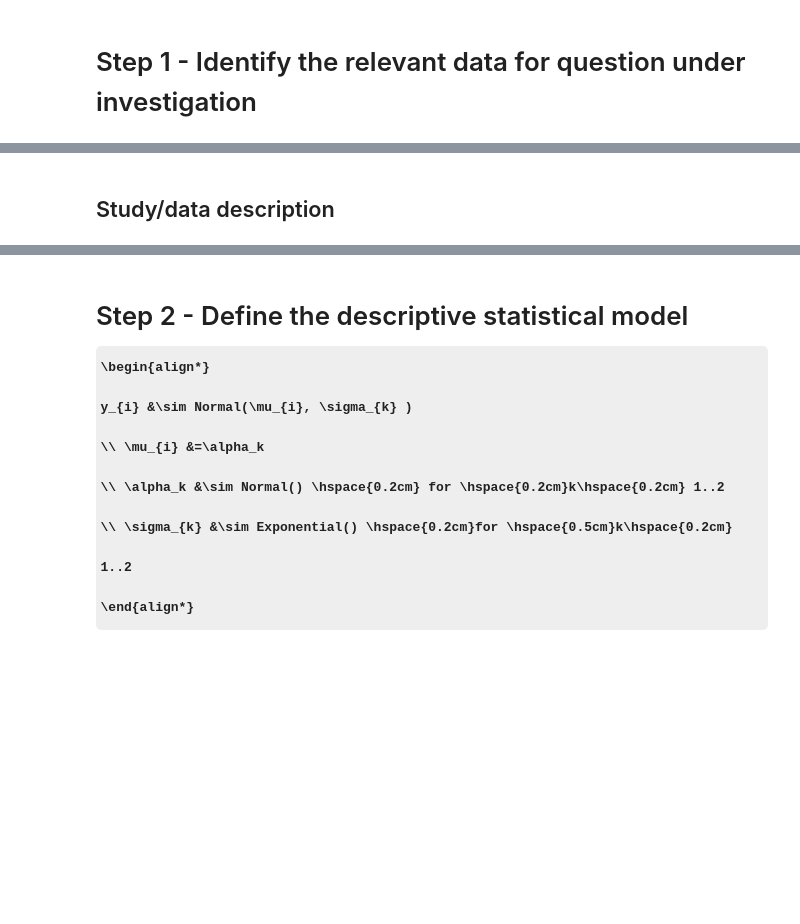
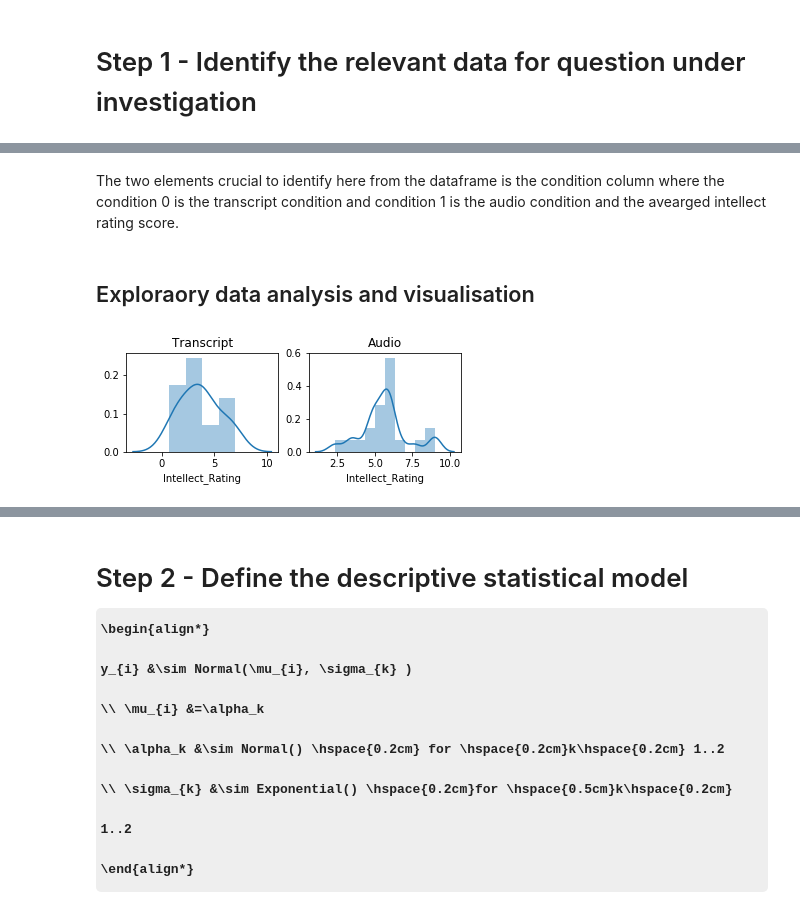
Before and after one commit to ebrlab/Statistical-methods-for-research-workers-psychology-and-neuroscience, a Jupyter notebook: notebooks/Bayesian estimation of Welch's t-test .ipynb, the cells around one changed output, grey strips where cells are left out. Drawn from its saved outputs; the diff is of its cells as text; code cells hidden in the pictures; some formulas as TeX source; blank space fills up the shorter version.

```diff
--- a/notebooks/Bayesian estimation of Welch's t-test .ipynb
+++ b/notebooks/Bayesian estimation of Welch's t-test .ipynb
@@ -90,6 +96,6 @@ The df are calculated as  $\large df = $
 # %%
-url = "https://raw.githubusercontent.com/ebrlab/Statistical-methods-for-research-workers-bayes-for-psychologists-and-neuroscientists/master/Data/James%20et%20al%202015%20Experiment%202%20Data%20Set.csv"
+url = "https://raw.githubusercontent.com/ebrlab/Statistical-methods-for-research-workers-bayes-for-psychologists-and-neuroscientists/master/Data/Schroeder%20and%20Epley%202015.csv"
 
 #Generare apndas data frame with the study data
 df = pd.read_csv(url)
-df
+df.head(6)
@@ -96,2 +111,11 @@ df
-# %% [markdown]
-## Study/data description
+# %% [markdown]
+The two elements crucial to identify here from the dataframe is the condition column where the condition 0 is the transcript condition and condition 1 is the audio condition and the avearged intellect rating score.
+# %% [markdown]
+## Exploraory data analysis and visualisation
+# %%
+plt.subplot(2,2,1)
+sns.distplot( df[df['CONDITION'] == 0]['Intellect_Rating'] ).set_title('Transcript');
+plt.subplot(2,2,2)
+sns.distplot( df[df['CONDITION'] == 1]['Intellect_Rating'] ).set_title('Audio');
+# %% [output]
+[figure, added]
```
Also changed, not shown: parts of 23 cells of this notebook.
